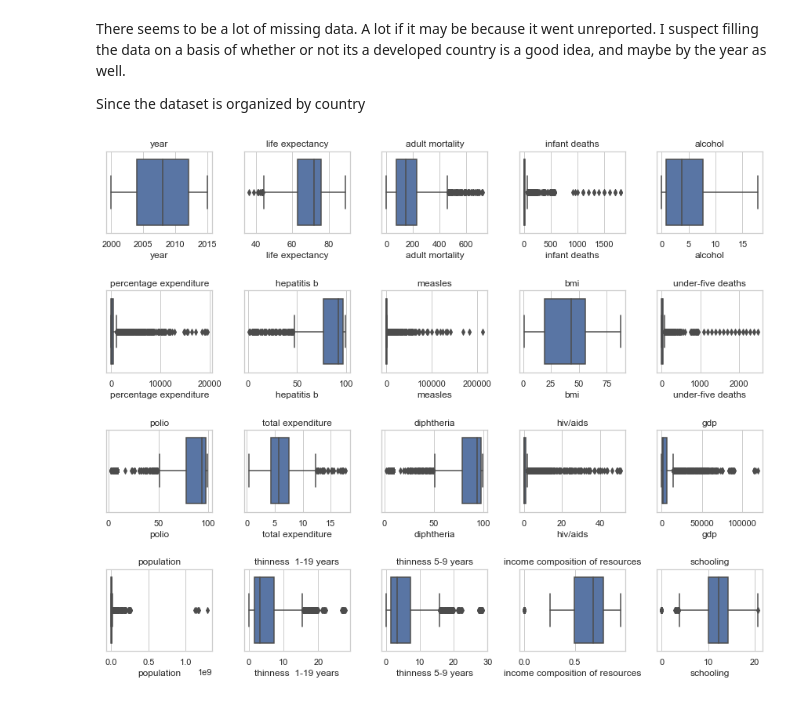
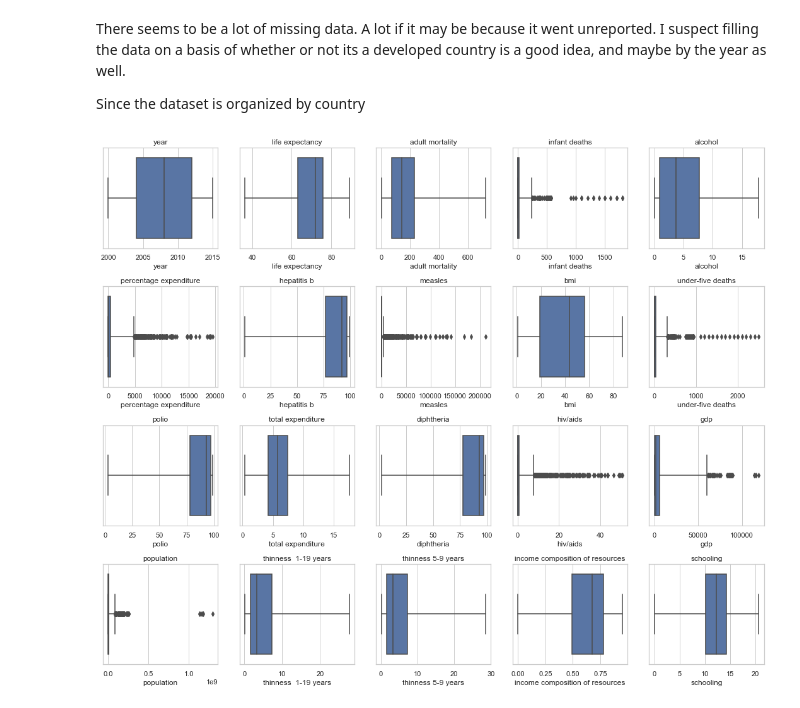
Before and after one commit to cobyoram/python-for-data-scientists, a Jupyter notebook: model-prep-CHALLENGE.ipynb, the cells around one changed output. Cells and saved outputs as stored; diff of their text form; code cells hidden in the pictures.

```diff
--- a/model-prep-CHALLENGE.ipynb
+++ b/model-prep-CHALLENGE.ipynb
@@ -106,10 +128,11 @@ Since the dataset is organized by country
 # %%
 #First, let's look at all the distributions
 
 # Plot all continuous distributions in a subplot.
-ds_useful.auto_subplots(life_df, kind='boxplot')
+# ds_useful.auto_subplots(life_df, kind='hist') # I like the boxplots better for this. Uncomment to see histograms
+ds_useful.auto_subplots(life_df, kind='boxplot', whis=10)
 # %% [output]
-[figure, old version]
+[figure, new version]
 # %%
 # Now we'll start to look at some of the missing variables one at a time. First, lets look at population. We'll compare developed and developing contries
 print(life_df['status'].value_counts())
```
Also changed, not shown: parts of 33 cells of this notebook.
